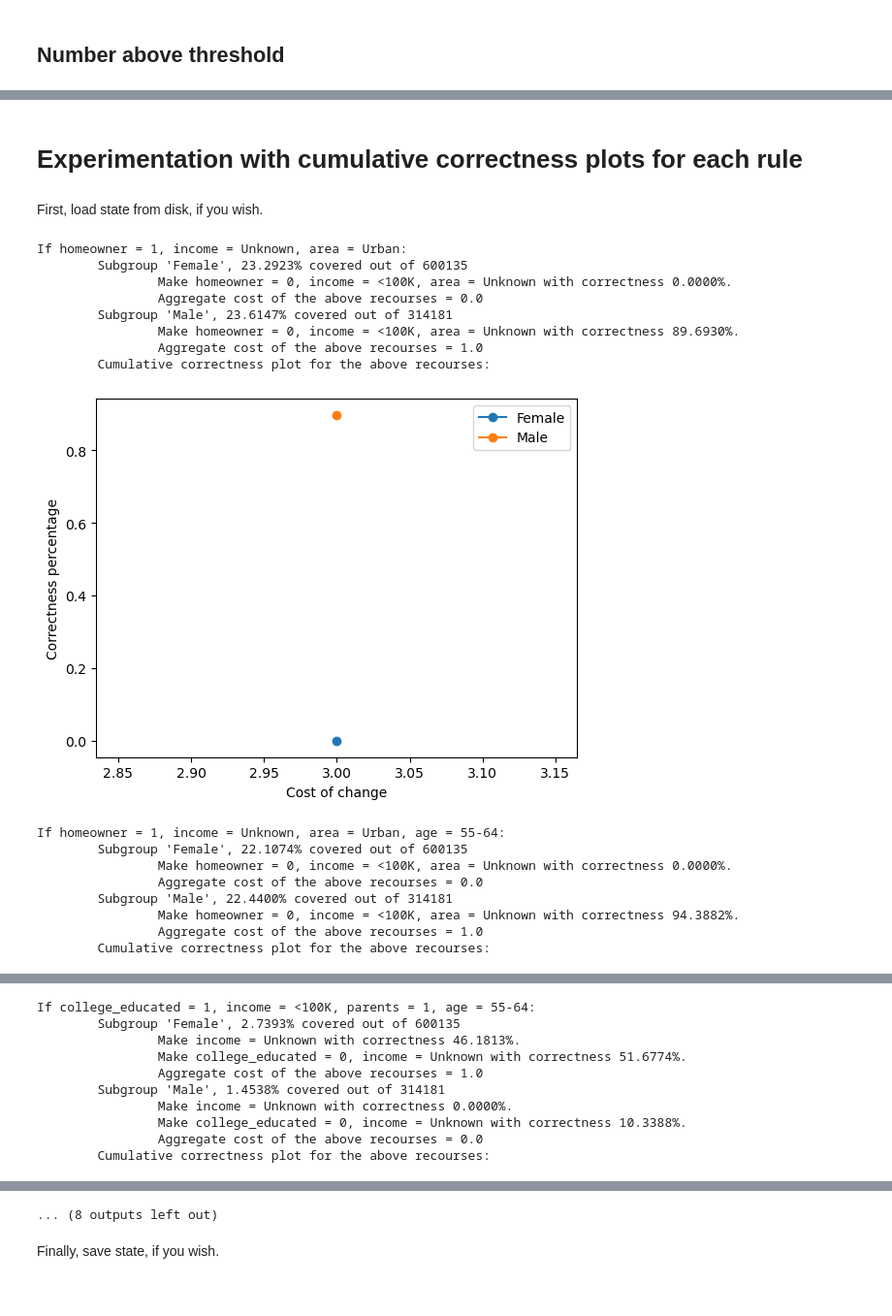
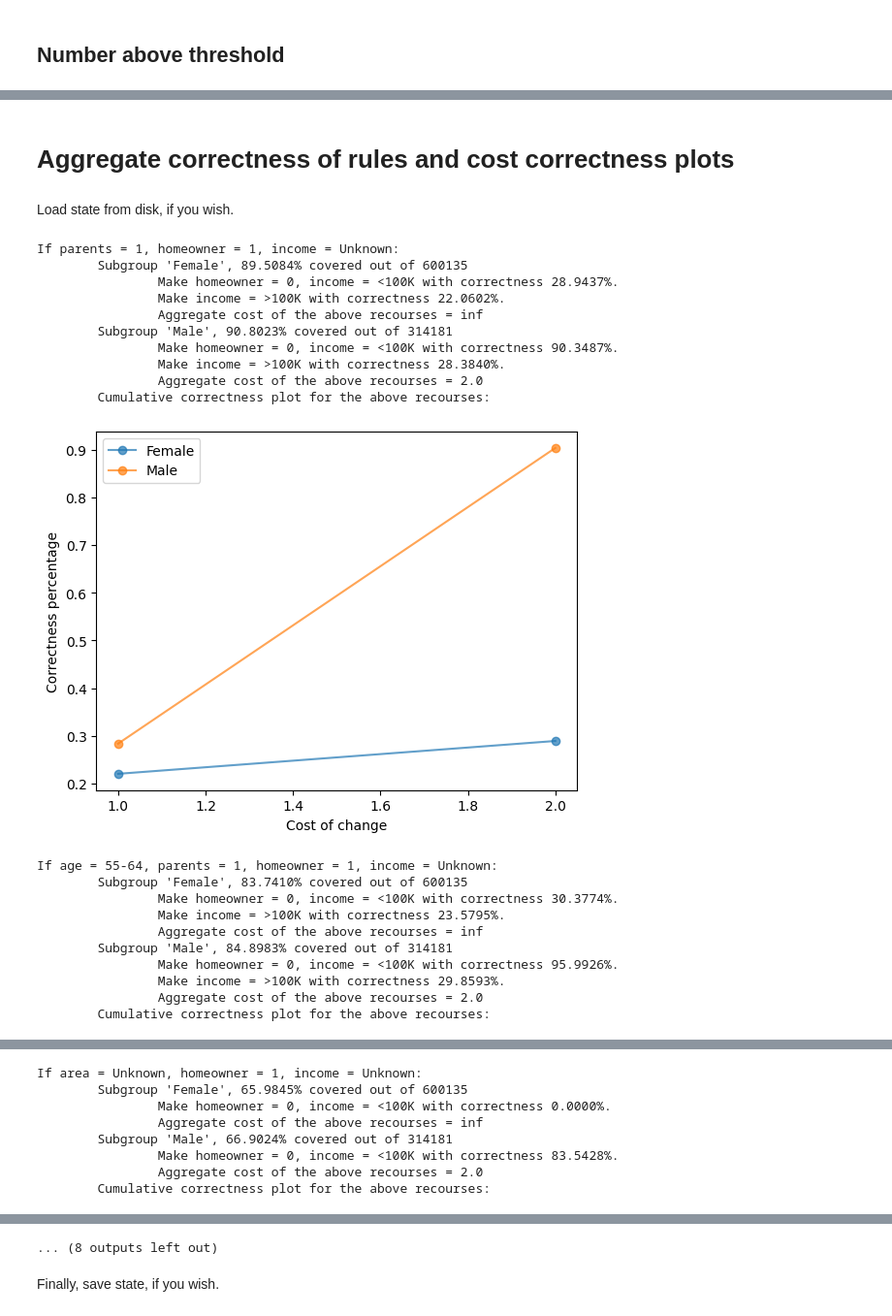
Before and after one commit to AutoFairAthenaRC/FACTS, a Jupyter notebook: gfacts/Ad Campaign Dataset.ipynb, the cells around one changed output, grey strips where cells are left out. Shown at 97% size. Drawn from its saved outputs; the diff is of its cells as text; code cells hidden in the pictures.

Commit message:
automatic return of then-block costs by the selection function

```diff
--- a/gfacts/Ad Campaign Dataset.ipynb
+++ b/gfacts/Ad Campaign Dataset.ipynb
@@ -398,51 +385,49 @@ If homeowner = 1, income = Unknown, age = 55-64:
 # %% [markdown]
-# Experimentation with cumulative correctness plots for each rule
+# Aggregate correctness of rules and cost correctness plots
 # %% [markdown]
-First, load state from disk, if you wish.
+Load state from disk, if you wish.
 # %%
-# import dill
+import dill
 
-# with open("state.data", "rb") as inf:
-#     rules_by_if, model, X_test = dill.load(inf)
+with open("state.data", "rb") as inf:
+    rules_by_if, model, X_test = dill.load(inf)
 # %%
-top_rules = gfacts.select_rules_subset(
+top_rules, subgroup_costs = gfacts.select_rules_subset(
     rules_by_if,
     metric="min-above-thr",
     sort_strategy="abs-diff-decr-ignore-forall-subgroups-empty",
     top_count=10,
-    cor_threshold=0.5,
-    # filter_sequence=["remove-below-thr"]
+    cor_threshold=0.5
 )
 
 cum_cors = gfacts.cumcorr_all(top_rules, X_test, model, sensitive_attribute=sensitive_attribute)
 
 pop_sizes = {sg: (ad_conversion_dataset["gender"] == sg).sum() for sg in ad_conversion_dataset["gender"].unique()}
 print_recourse_report(
     top_rules,
     population_sizes = pop_sizes,
-    subgroup_costs=gfacts.calculate_all_if_subgroup_costs(
-        list(top_rules.keys()),
-        list(top_rules.values()),
-        group_calculator=gfacts.if_group_cost_recoursescount_correctness_threshold,
-        cor_thres=0.5
-    ),
+    subgroup_costs=subgroup_costs,
     aggregate_cors_costs=cum_cors
 )
 # %% [output]
-If homeowner = 1, income = Unknown, area = Urban:
-        Subgroup 'Female', 23.2923% covered out of 600135
-                Make homeowner = 0, income = <100K, area = Unknown with correctness 0.0000%.
-                Aggregate cost of the above recourses = 0.0
-        Subgroup 'Male', 23.6147% covered out of 314181
-                Make homeowner = 0, income = <100K, area = Unknown with correctness 89.6930%.
-                Aggregate cost of the above recourses = 1.0
+If parents = 1, homeowner = 1, income = Unknown:
+        Subgroup 'Female', 89.5084% covered out of 600135
+                Make homeowner = 0, income = <100K with correctness 28.9437%.
+                Make income = >100K with correctness 22.0602%.
+                Aggregate cost of the above recourses = inf
+        Subgroup 'Male', 90.8023% covered out of 314181
+                Make homeowner = 0, income = <100K with correctness 90.3487%.
+                Make income = >100K with correctness 28.3840%.
+                Aggregate cost of the above recourses = 2.0
         Cumulative correctness plot for the above recourses:
-[figure, old version]
+[figure, new version]
-If homeowner = 1, income = Unknown, area = Urban, age = 55-64:
-        Subgroup 'Female', 22.1074% covered out of 600135
-                Make homeowner = 0, income = <100K, area = Unknown with correctness 0.0000%.
-                Aggregate cost of the above recourses = 0.0
-        Subgroup 'Male', 22.4400% covered out of 314181
-                Make homeowner = 0, income = <100K, area = Unknown with correctness 94.3882%.
-                Aggregate cost of the above recourses = 1.0
+If age = 55-64, parents = 1, homeowner = 1, income = Unknown:
+        Subgroup 'Female', 83.7410% covered out of 600135
+                Make homeowner = 0, income = <100K with correctness 30.3774%.
+                Make income = >100K with correctness 23.5795%.
+                Aggregate cost of the above recourses = inf
+        Subgroup 'Male', 84.8983% covered out of 314181
+                Make homeowner = 0, income = <100K with correctness 95.9926%.
+                Make income = >100K with correctness 29.8593%.
+                Aggregate cost of the above recourses = 2.0
         Cumulative correctness plot for the above recourses:
@@ -450,10 +435,8 @@ If homeowner = 1, income = Unknown, area = Urban, age = 55-64:
-If college_educated = 1, income = <100K, parents = 1, age = 55-64:
-        Subgroup 'Female', 2.7393% covered out of 600135
-                Make income = Unknown with correctness 46.1813%.
-                Make college_educated = 0, income = Unknown with correctness 51.6774%.
-                Aggregate cost of the above recourses = 1.0
-        Subgroup 'Male', 1.4538% covered out of 314181
-                Make income = Unknown with correctness 0.0000%.
-                Make college_educated = 0, income = Unknown with correctness 10.3388%.
-                Aggregate cost of the above recourses = 0.0
+If area = Unknown, homeowner = 1, income = Unknown:
+        Subgroup 'Female', 65.9845% covered out of 600135
+                Make homeowner = 0, income = <100K with correctness 0.0000%.
+                Aggregate cost of the above recourses = inf
+        Subgroup 'Male', 66.9024% covered out of 314181
+                Make homeowner = 0, income = <100K with correctness 83.5428%.
+                Aggregate cost of the above recourses = 2.0
         Cumulative correctness plot for the above recourses:
```
Also changed, not shown: parts of 12 cells of this notebook, 2 other files.
